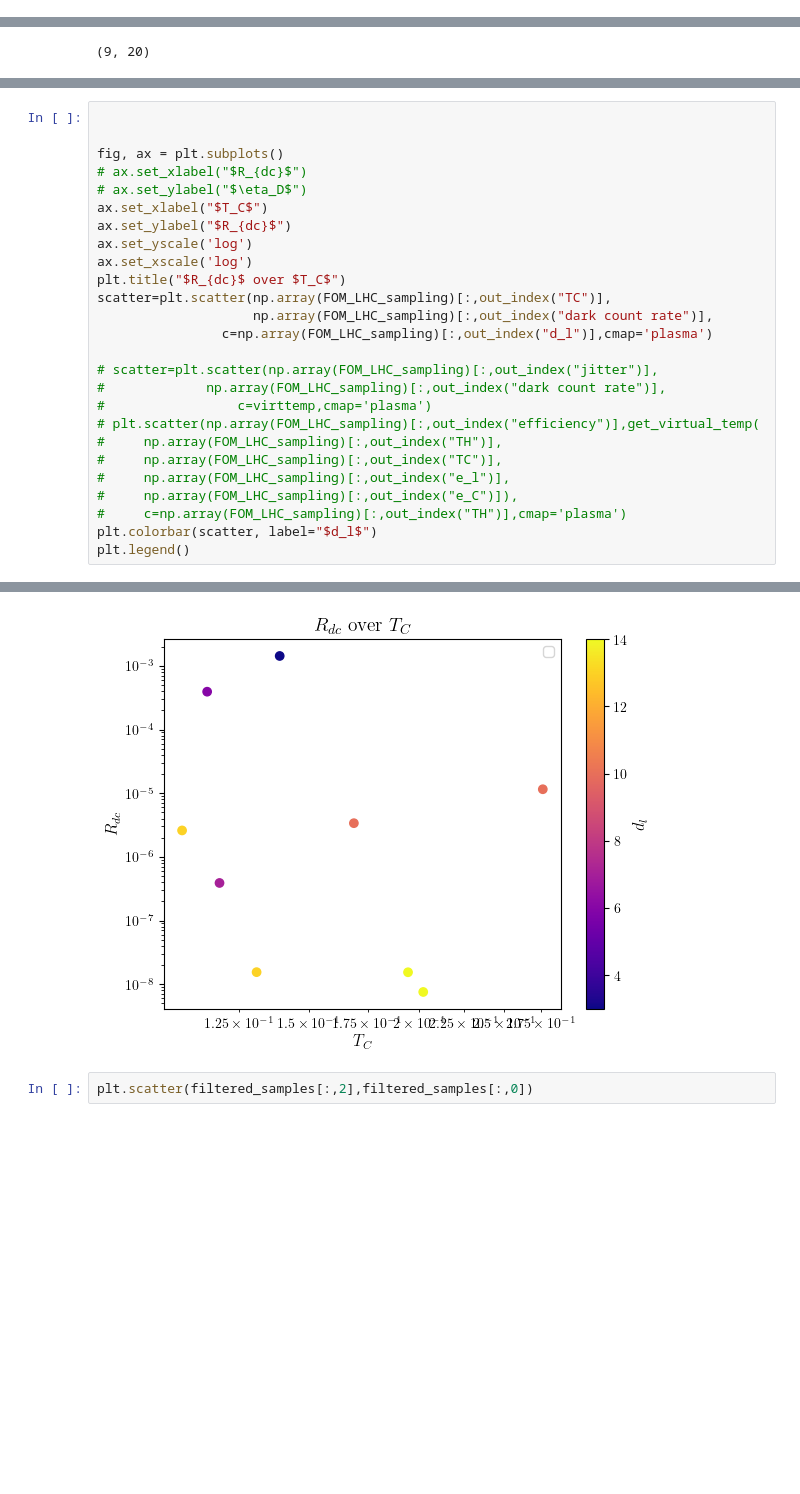
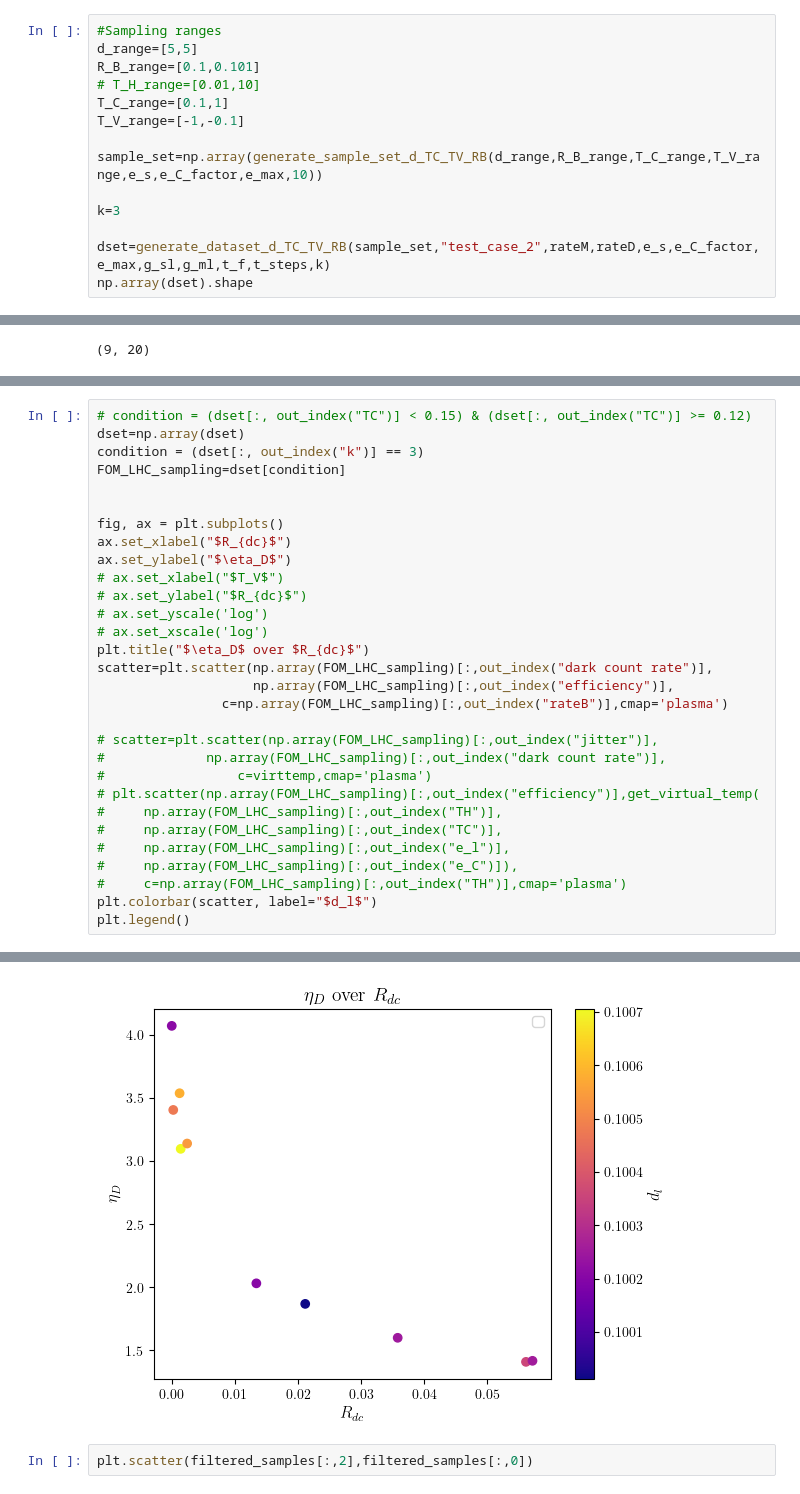
Before and after one commit to Emanuel-Schwarzhans/Quantum-detectors-as-autonomous-machines-assessing-the-thermodynamics-of-information-acquisit-co, a Jupyter notebook: thermal_single_photon_activation_amplification.ipynb, the cells around one changed output, grey strips where cells are left out. Drawn from its saved outputs; the diff is of its cells as text; blank space fills up the shorter version.

```diff
--- a/thermal_single_photon_activation_amplification.ipynb
+++ b/thermal_single_photon_activation_amplification.ipynb
@@ -502,0 +286,14 @@ def generate_dataset_d_TC_TV(sample_set,filename_save_load,rateM,rateB,rateD,e_s
+# %%
+#Sampling ranges
+d_range=[5,5]
+R_B_range=[0.1,0.101]
+# T_H_range=[0.01,10]
+T_C_range=[0.1,1]
+T_V_range=[-1,-0.1]
+
+sample_set=np.array(generate_sample_set_d_TC_TV_RB(d_range,R_B_range,T_C_range,T_V_range,e_s,e_C_factor,e_max,10))
+
+k=3
+
+dset=generate_dataset_d_TC_TV_RB(sample_set,"test_case_2",rateM,rateD,e_s,e_C_factor,e_max,g_sl,g_ml,t_f,t_steps,k)
+np.array(dset).shape
@@ -612,33 +430,37 @@ np.array(FOM_LHC_sampling).shape
 # %%
+# condition = (dset[:, out_index("TC")] < 0.15) & (dset[:, out_index("TC")] >= 0.12)
+dset=np.array(dset)
+condition = (dset[:, out_index("k")] == 3)
+FOM_LHC_sampling=dset[condition]
 
 
 fig, ax = plt.subplots()
-# ax.set_xlabel("$R_{dc}$")
-# ax.set_ylabel("$\eta_D$")
-ax.set_xlabel("$T_C$")
-ax.set_ylabel("$R_{dc}$")
-ax.set_yscale('log')
-ax.set_xscale('log')
-plt.title("$R_{dc}$ over $T_C$")
-scatter=plt.scatter(np.array(FOM_LHC_sampling)[:,out_index("TC")],
-                    np.array(FOM_LHC_sampling)[:,out_index("dark count rate")],
-                c=np.array(FOM_LHC_sampling)[:,out_index("d_l")],cmap='plasma')
+ax.set_xlabel("$R_{dc}$")
+ax.set_ylabel("$\eta_D$")
+# ax.set_xlabel("$T_V$")
+# ax.set_ylabel("$R_{dc}$")
+# ax.set_yscale('log')
+# ax.set_xscale('log')
+plt.title("$\eta_D$ over $R_{dc}$")
+scatter=plt.scatter(np.array(FOM_LHC_sampling)[:,out_index("dark count rate")],
+                    np.array(FOM_LHC_sampling)[:,out_index("efficiency")],
+                c=np.array(FOM_LHC_sampling)[:,out_index("rateB")],cmap='plasma')
 
 # scatter=plt.scatter(np.array(FOM_LHC_sampling)[:,out_index("jitter")],
 #             np.array(FOM_LHC_sampling)[:,out_index("dark count rate")],
 #                 c=virttemp,cmap='plasma')
 # plt.scatter(np.array(FOM_LHC_sampling)[:,out_index("efficiency")],get_virtual_temp(
 #     np.array(FOM_LHC_sampling)[:,out_index("TH")],
 #     np.array(FOM_LHC_sampling)[:,out_index("TC")],
 #     np.array(FOM_LHC_sampling)[:,out_index("e_l")],
 #     np.array(FOM_LHC_sampling)[:,out_index("e_C")]),
 #     c=np.array(FOM_LHC_sampling)[:,out_index("TH")],cmap='plasma')
 plt.colorbar(scatter, label="$d_l$")
 plt.legend()
 # %% [output]
 No artists with labels found to put in legend.  Note that artists whose label start with an underscore are ignored when legend() is called with no argument.
 <matplotlib.legend.Legend at 0x...>
-[figure, old version]
+[figure, new version]
 # %%
 plt.scatter(filtered_samples[:,2],filtered_samples[:,0])
 # %% [output]
```
Also changed, not shown: parts of 13 cells of this notebook, 2 other files.
